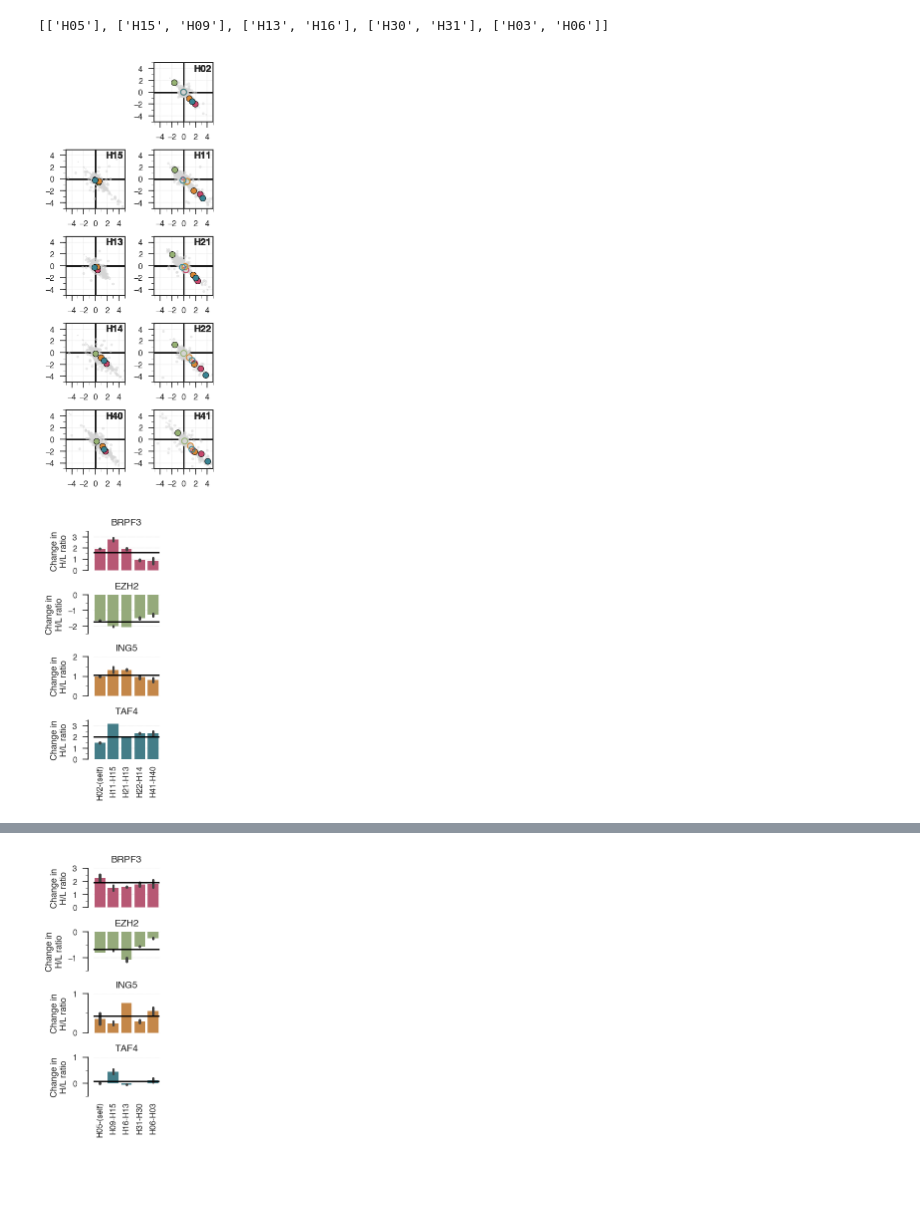
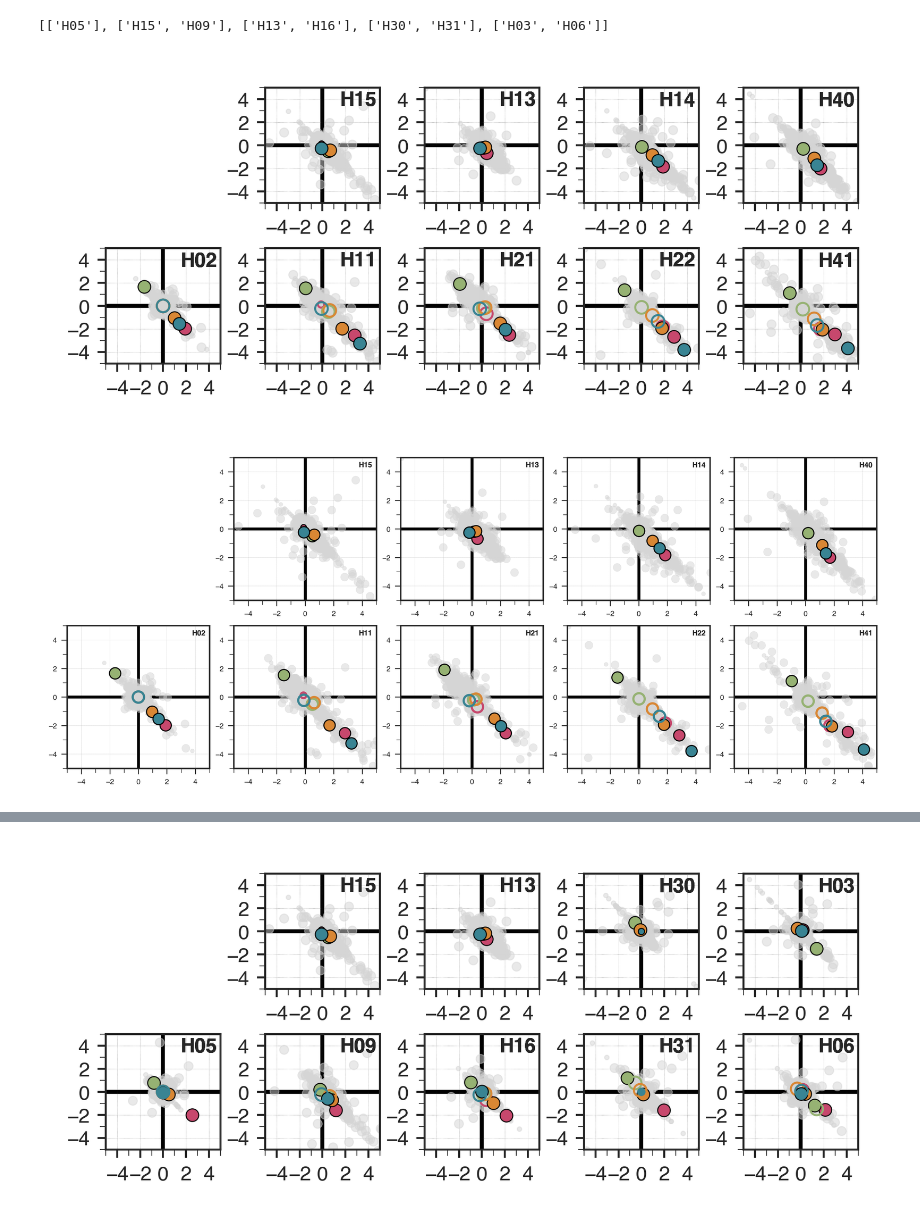
Before and after one commit to lukauskas/publications-lukauskas-2024-marcs, a Jupyter notebook: extra-figures-notebooks/ptm-response/Figure method description.ipynb, the cells around one changed output, grey strips where cells are left out. Saved outputs shown, nothing was run; the diff lists cells and outputs as text; code cells hidden in the pictures; blank space fills up the shorter version.

Commit message:
some nicer plots this time

```diff
--- a/extra-figures-notebooks/ptm-response/Figure method description.ipynb
+++ b/extra-figures-notebooks/ptm-response/Figure method description.ipynb
@@ -718,31 +809,34 @@ def plot_protein_response_bars(ptm,
 # %%
 
 proteins_to_highlight = {
     'BRPF3': '#C7486D',
     'EZH2': '#96B273',
     'ING5': '#D98734',
     'TAF4': '#398493',
 }
 
 
 
 for predictor in ['H3K4me3', 'H3K4me1']:
 
-    with sns.plotting_context({
-        'axes.linewidth': 1.0,
-        'grid.linewidth': 0.2,
-        'grid.linestyle': ':',
-    }):
-        plot_scatter_travels(enrichment_data, predictor,
-                             proteins_to_highlight,
-                             xlim=(-5.0, 5.0), ylim=(-5.0, 5.0),
-                             annot_axes=True,
-                             draw_arrows=False)
+    plot_scatter_travels_horizontal(enrichment_data, predictor,
+                                    proteins_to_highlight,
+                                    xlim=(-5.0, 5.0), ylim=(-5.0, 5.0),
+                                    sizing='tiny',
+                                    annot_axes=True)
+    plt.savefig(os.path.join(OUTPUT_DIRECTORY, f'{predictor}-ratio-travels.pdf'), bbox_inches='tight', dpi=300)
 
-        plt.savefig(os.path.join(OUTPUT_DIRECTORY, f'{predictor}-ratio-travels.pdf'), bbox_inches='tight', dpi=300)
+    plot_scatter_travels_horizontal(enrichment_data, predictor,
+                                    proteins_to_highlight,
+                                    xlim=(-5.0, 5.0), ylim=(-5.0, 5.0),
+                                    sizing='huge',
+                                    annot_axes=True)
+    plt.savefig(os.path.join(OUTPUT_DIRECTORY, f'{predictor}-ratio-travels-huge.pdf'), bbox_inches='tight', dpi=300)
 
-        plot_protein_response_bars(predictor, proteins_to_highlight)
-        plt.savefig(os.path.join(OUTPUT_DIRECTORY, f'{predictor}-protein_response_bars.pdf'), bbox_inches='tight', dpi=300)
+    plot_protein_response_bars(predictor, proteins_to_highlight)
+
+    plt.savefig(os.path.join(OUTPUT_DIRECTORY, f'{predictor}-protein_response_bars.pdf'),
+                bbox_inches='tight')
 # %% [output]
-[figure, old version]
+[figure, new version]
-[figure, old version]
+[figure, new version]
@@ -750 +844 @@ for predictor in ['H3K4me3', 'H3K4me1']:
-[figure, old version]
+[figure, new version]
```
Also changed, not shown: parts of 5 cells of this notebook.
